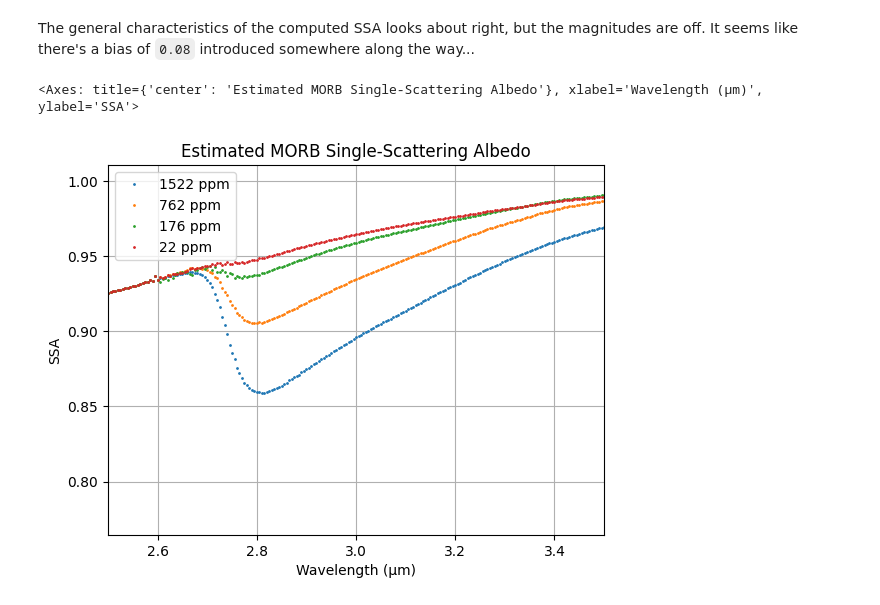
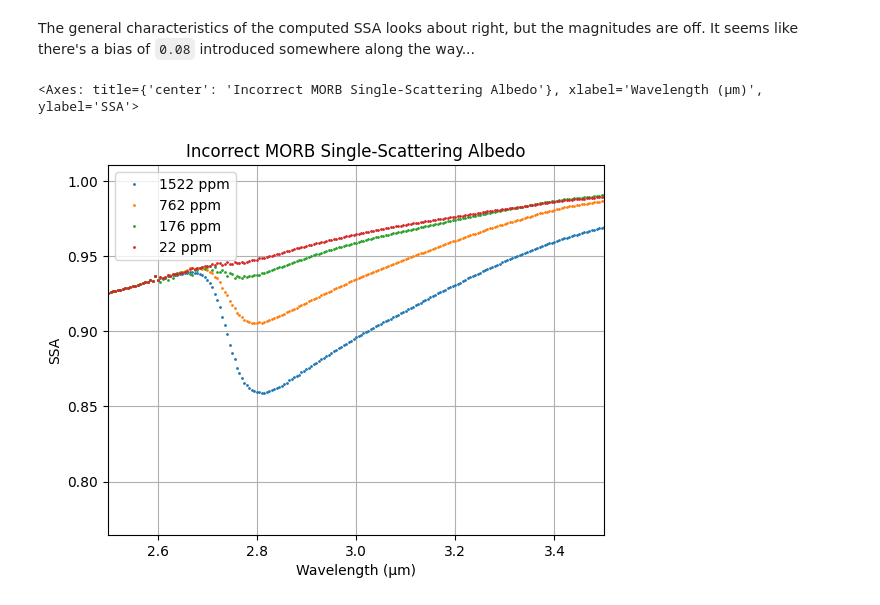
Before and after one commit to philiplinden/cremons-et-al-2022, a Jupyter notebook: repro/results.ipynb, the cells around one changed output. Saved outputs shown, nothing was run; the diff lists cells and outputs as text; code cells hidden in the pictures.

Commit message:
Figure 2 and Figure 11b complete

```diff
--- a/repro/results.ipynb
+++ b/repro/results.ipynb
@@ -216,7 +216,7 @@ WLS = np.linspace(1, 4, 601)
 
 # interpolate along our sampling grid of interest
 interpolated_spectra = simple_spectra.apply(
-    spectra.interpolate_series, args=[WLS], axis=0)
+    spectra.interpolate_along_series, args=[WLS], axis=0)
 
 
 # Figure 1b
@@ -258,18 +258,18 @@ for ppm in interpolated_spectra:
 The general characteristics of the computed SSA looks about right, but the magnitudes are off. It seems like there's a bias of `0.08` introduced somewhere along the way...
 # %%
 ssa_MORB.plot(
-    title='Estimated MORB Single-Scattering Albedo',
+    title='Incorrect MORB Single-Scattering Albedo',
     xlabel='Wavelength (μm)',
     ylabel='SSA',
     grid=True,
     legend=True,
     xlim=(2.5, 3.5),
     marker='.',
     markersize=2,
     linewidth=0,
 )
 # %% [output]
-<Axes: title={'center': 'Estimated MORB Single-Scattering Albedo'}, xlabel='Wavelength (μm)', ylabel='SSA'>
+<Axes: title={'center': 'Incorrect MORB Single-Scattering Albedo'}, xlabel='Wavelength (μm)', ylabel='SSA'>
-[figure, old version]
+[figure, new version]
 # %% [markdown]
 Falling back to the default values used in the provided code, we get a result that is spot on with **Figure 11b**.
```
Also changed, not shown: parts of 8 cells of this notebook, 2 other files.
